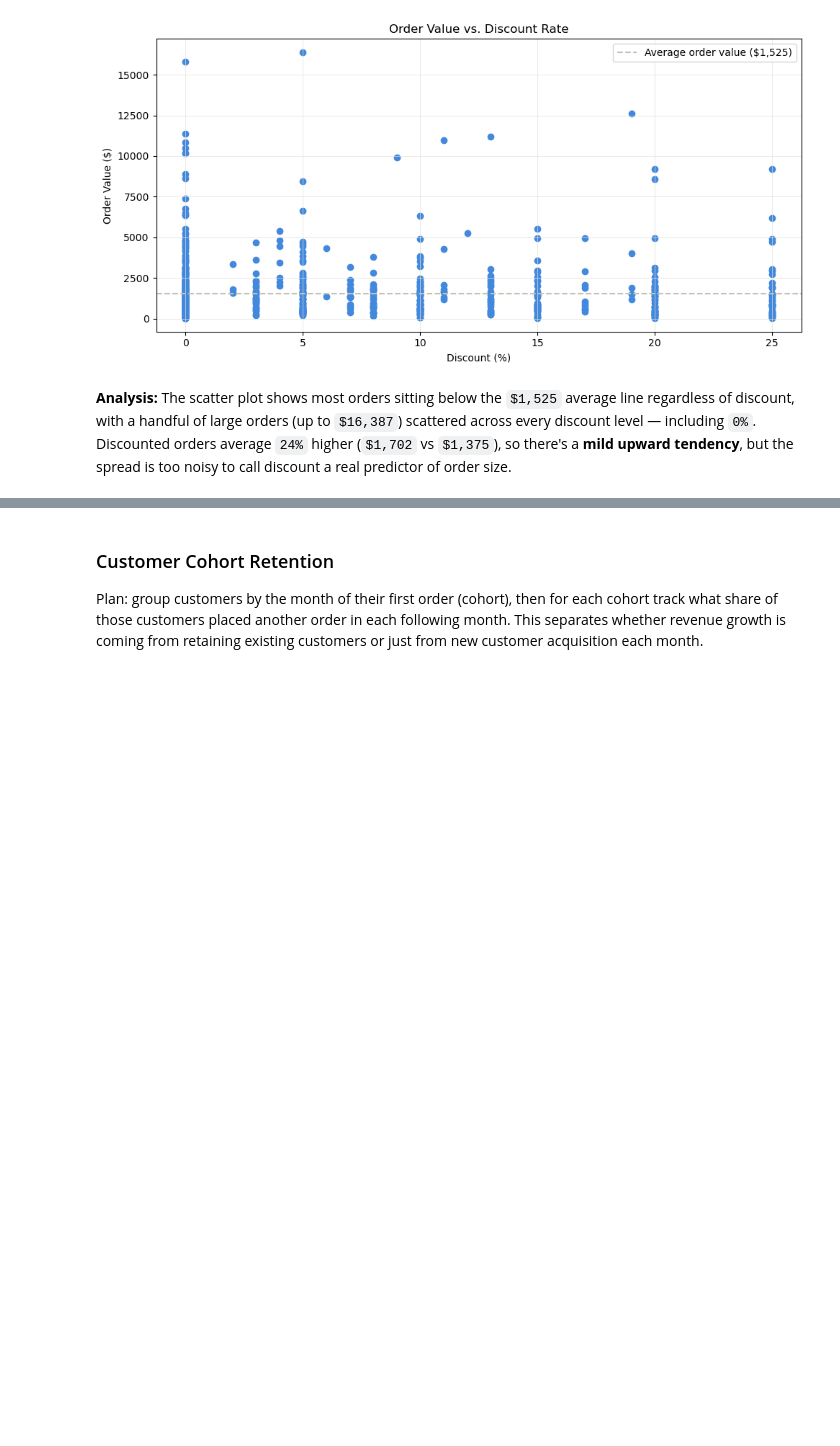
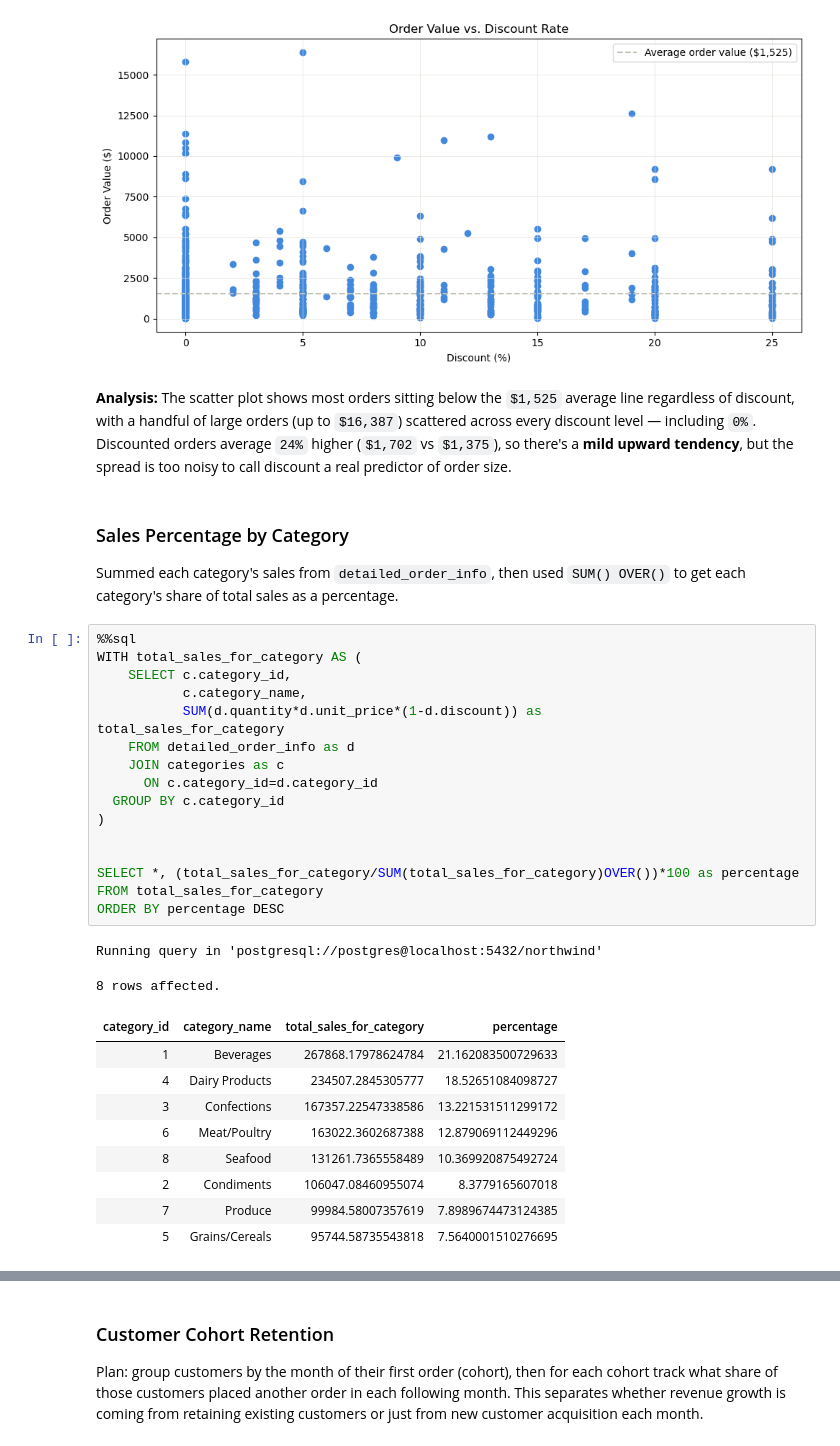
Before and after one commit to IsabelKwon/Northwind-Traders, a Jupyter notebook: northwind/northwind_query.ipynb, the cells around one changed output, grey strips where cells are left out. Cells and saved outputs as stored; diff of their text form; blank space fills up the shorter version.

```diff
--- a/northwind/northwind_query.ipynb
+++ b/northwind/northwind_query.ipynb
@@ -630,3 +645,35 @@ plt.show()
 [figure]
 # %% [markdown]
 **Analysis:** The scatter plot shows most orders sitting below the `$1,525` average line regardless of discount, with a handful of large orders (up to `$16,387`) scattered across every discount level — including `0%`. Discounted orders average `24%` higher (`$1,702` vs `$1,375`), so there's a **mild upward tendency**, but the spread is too noisy to call discount a real predictor of order size.
+# %% [markdown]
+### Sales Percentage by Category
+
+Summed each category's sales from `detailed_order_info`, then used `SUM() OVER()` to get each category's share of total sales as a percentage.
+# %%
+%%sql
+WITH total_sales_for_category AS (
+    SELECT c.category_id,
+           c.category_name,
+           SUM(d.quantity*d.unit_price*(1-d.discount)) as                                  total_sales_for_category
+    FROM detailed_order_info as d
+    JOIN categories as c
+      ON c.category_id=d.category_id
+  GROUP BY c.category_id
+)
+
+
+SELECT *, (total_sales_for_category/SUM(total_sales_for_category)OVER())*100 as percentage
+FROM total_sales_for_category
+ORDER BY percentage DESC
+# %% [output]
+Running query in 'postgresql://postgres@localhost:5432/northwind'
+8 rows affected.
+| category_id | category_name | total_sales_for_category | percentage |
+| 1 | Beverages | 267868.17978624784 | 21.162083500729633 |
+| 4 | Dairy Products | 234507.2845305777 | 18.52651084098727 |
+| 3 | Confections | 167357.22547338586 | 13.221531511299172 |
+| 6 | Meat/Poultry | 163022.3602687388 | 12.879069112449296 |
+| 8 | Seafood | 131261.7365558489 | 10.369920875492724 |
+| 2 | Condiments | 106047.08460955074 | 8.3779165607018 |
+| 7 | Produce | 99984.58007357619 | 7.8989674473124385 |
+| 5 | Grains/Cereals | 95744.58735543818 | 7.5640001510276695 |
```
Also changed, not shown: parts of 6 cells of this notebook.
